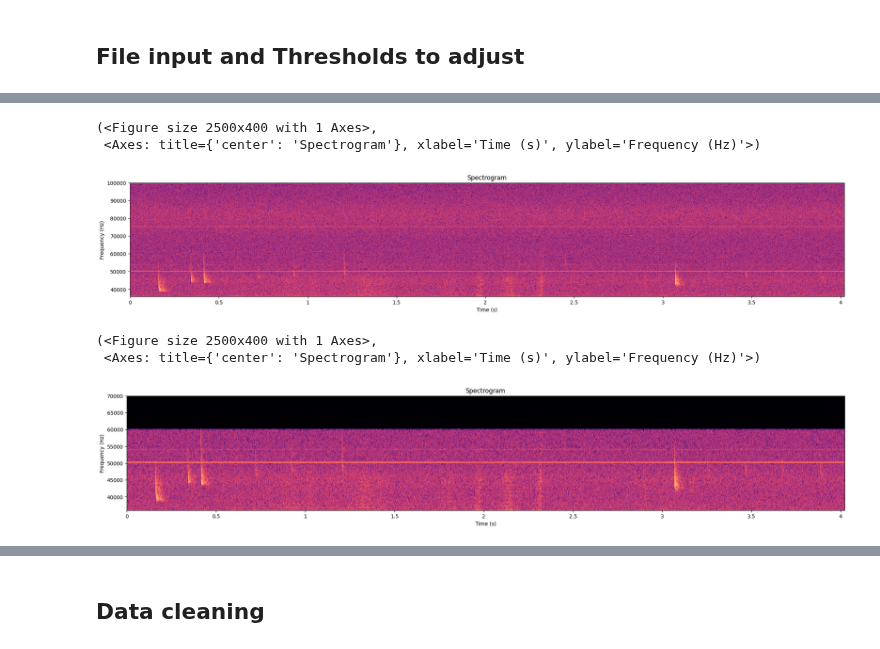
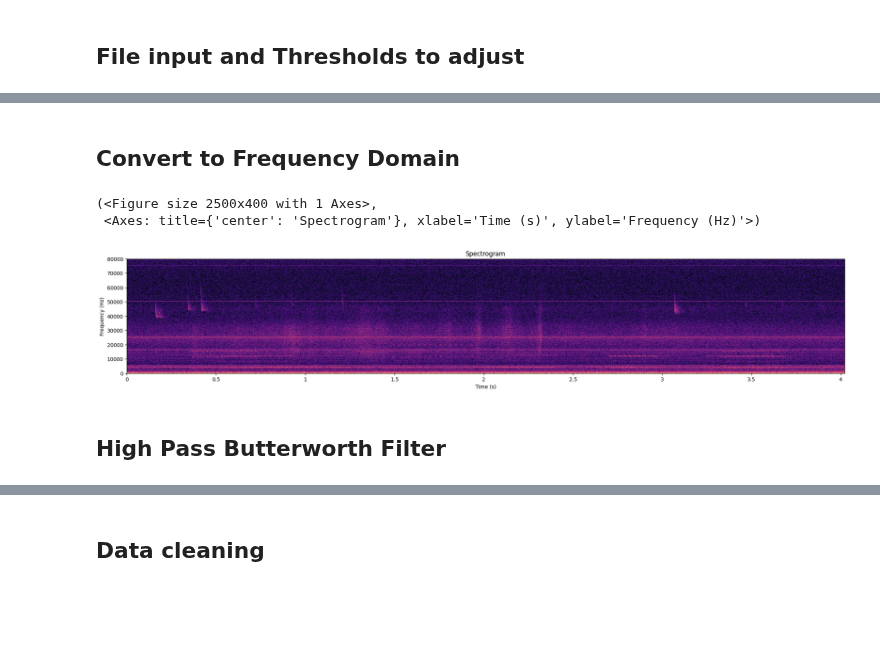
Before and after one commit to KaySRubio/audio-signal-analysis, a Jupyter notebook: notebooks/bat_echolocation_feature_extraction_semiautomated.ipynb, the cells around one changed output, grey strips where cells are left out. Saved outputs shown, nothing was run; the diff lists cells and outputs as text; code cells hidden in the pictures; blank space fills up the shorter version.

```diff
--- a/notebooks/bat_echolocation_feature_extraction_semiautomated.ipynb
+++ b/notebooks/bat_echolocation_feature_extraction_semiautomated.ipynb
@@ -120,41 +83,24 @@ plot_waveform(bat_filtered_normalized, 'Bat')
-# %%
-# Plot spectrogram
-plot_spectrogram(
-    stft_bat_filtered_dB,
-    sr,
-    HOP_LENGTH_SPEC,
-    "linear",
-    SPECTROGRAM_MIN_FREQ,
-    SPECTROGRAM_MAX_FREQ)
-# %% [output]
-(<Figure size 2500x400 with 1 Axes>,
- <Axes: title={'center': 'Spectrogram'}, xlabel='Time (s)', ylabel='Frequency (Hz)'>)
-[figure, removed]
-# %%
-# OPTIONAL Low Pass Filter - Filter out higher frequencies
-
-HIGH_CUTOFF = 60000
-cutoff_idx_high = np.argmax(bat_frequencies >= HIGH_CUTOFF)
-stft_bat_filtered = stft_filtered.copy()
-stft_bat_filtered[cutoff_idx_high:, :] = 0
-stft_bat_filtered_abs = np.abs(stft_bat_filtered) ** 2
-bat_filtered = librosa.istft(stft_bat_filtered, hop_length=HOP_LENGTH_SPEC)
-
-# Normalize audio signal so amplitude/volume is consistent across files using root mean square energy
-bat_filtered_normalized = rms_normalize(bat_filtered, target_dBFS=-30.0)
-stft_bat = librosa.stft(bat_filtered_normalized, n_fft=FRAME_LENGTH_SPEC, hop_length=HOP_LENGTH_SPEC)
-stft_bat_filtered_abs = np.abs(stft_bat) ** 2
-stft_bat_filtered_dB = librosa.power_to_db(np.abs(stft_bat_filtered_abs), ref=np.max)
-
-# Plot spectrogram
-plot_spectrogram(
-    stft_bat_filtered_dB,
-    sr,
-    HOP_LENGTH_SPEC,
-    "linear",
-    SPECTROGRAM_MIN_FREQ,
-    HIGH_CUTOFF+ 10000)
-# %% [output]
-(<Figure size 2500x400 with 1 Axes>,
- <Axes: title={'center': 'Spectrogram'}, xlabel='Time (s)', ylabel='Frequency (Hz)'>)
-[figure, removed]
+# %% [markdown]
+## Convert to Frequency Domain
+# %%
+# Apply the Short-Time Fourier Transform to convert to the frequency domain
+FRAME_LENGTH_SPEC = 2048
+HOP_LENGTH_SPEC = FRAME_LENGTH_SPEC//4
+stft = librosa.stft(file, n_fft=FRAME_LENGTH_SPEC, hop_length=HOP_LENGTH_SPEC)
+stft_abs = np.abs(stft) ** 2
+stft_dB = librosa.power_to_db(np.abs(stft_abs), ref=np.max)
+# %%
+# Plot spectrogram
+plot_spectrogram(
+    stft_dB,
+    sr,
+    HOP_LENGTH_SPEC,
+    "linear",
+    0,
+    80000)
+# %% [output]
+(<Figure size 2500x400 with 1 Axes>,
+ <Axes: title={'center': 'Spectrogram'}, xlabel='Time (s)', ylabel='Frequency (Hz)'>)
+[figure, added]
+# %% [markdown]
+## High Pass Butterworth Filter
```
Also changed, not shown: parts of 25 cells of this notebook, 1 other file.
